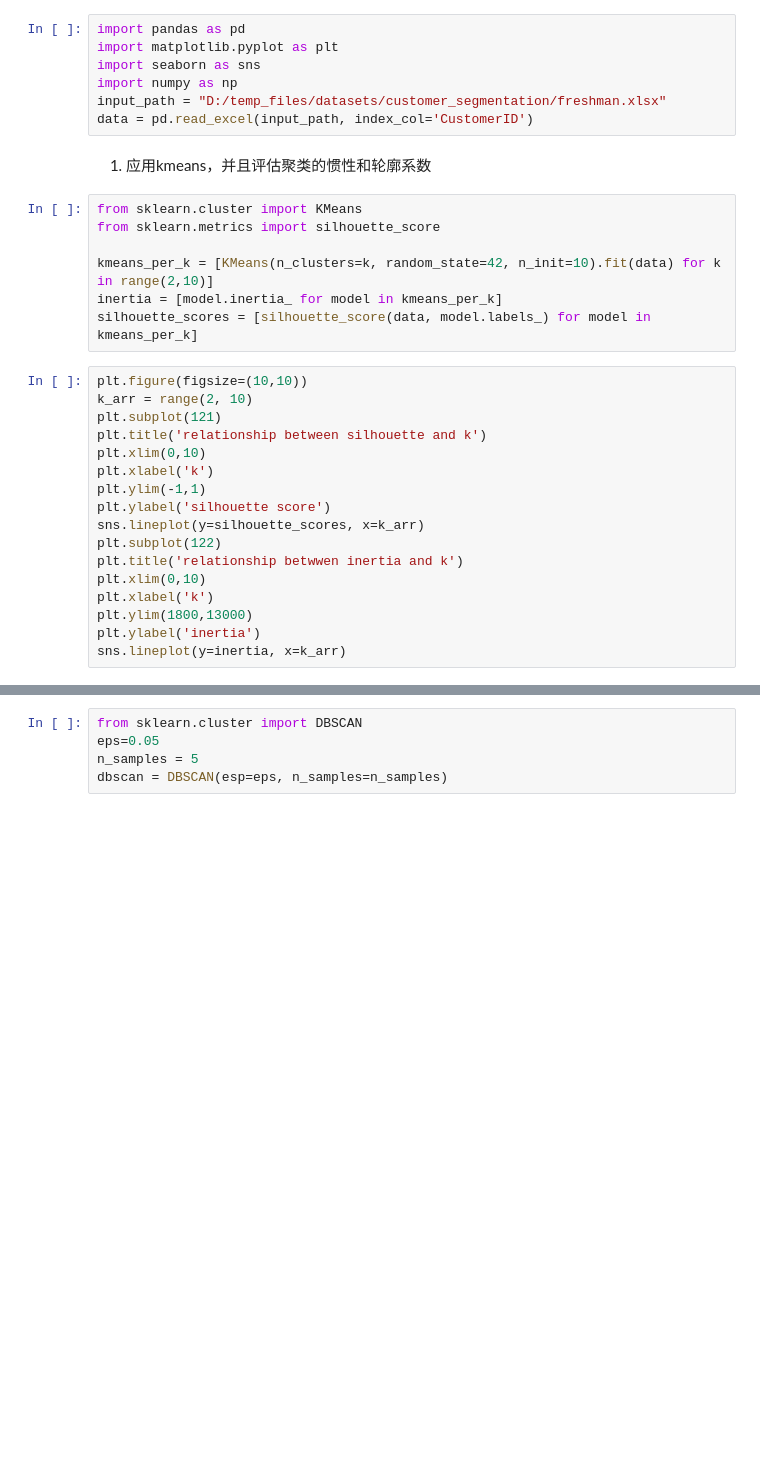
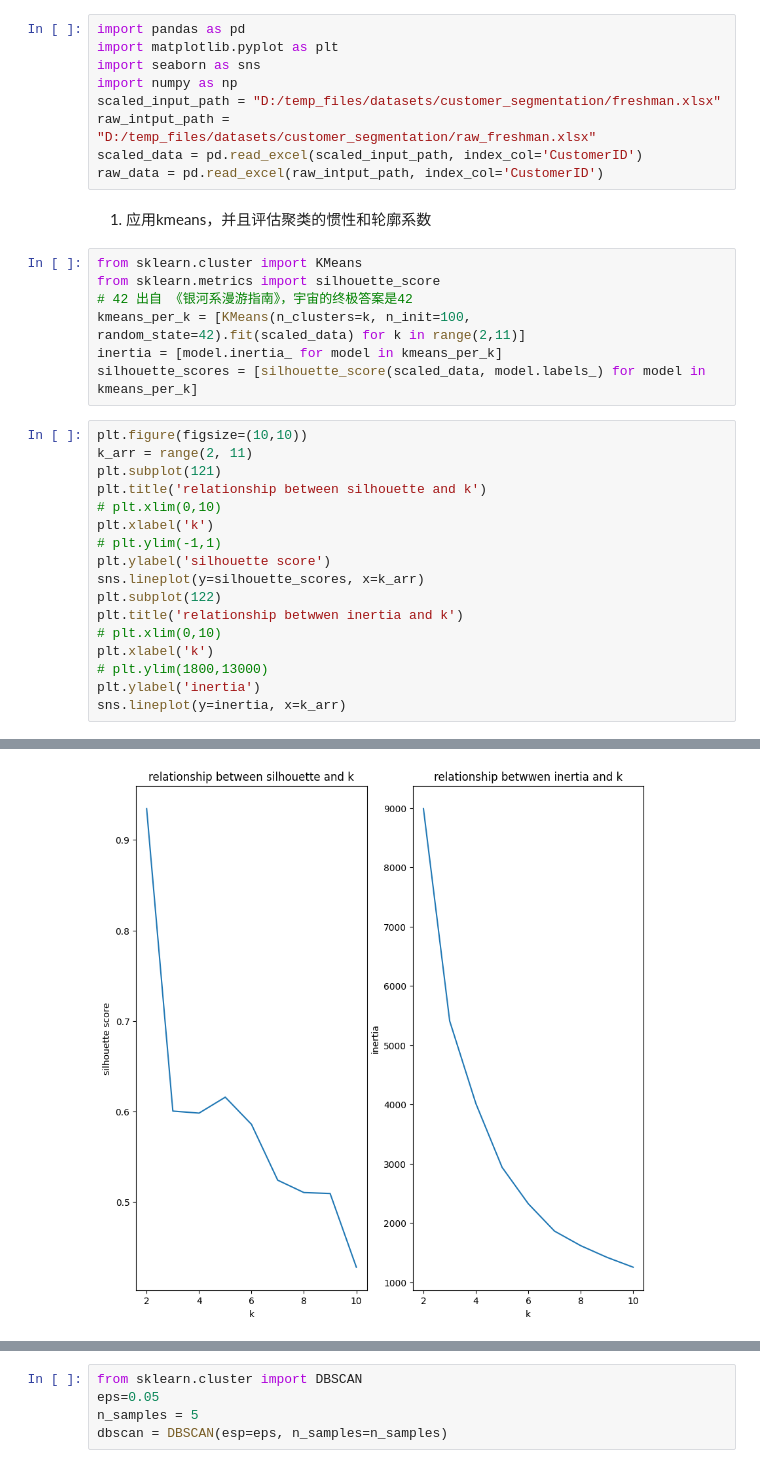
Before and after one commit to dundundundun5/python, a Jupyter notebook: kaggle/customer_seg_comp_freshman.ipynb, the cells around one changed output, grey strips where cells are left out. Cells and saved outputs as stored; diff of their text form; blank space fills up the shorter version.

```diff
--- a/kaggle/customer_seg_comp_freshman.ipynb
+++ b/kaggle/customer_seg_comp_freshman.ipynb
@@ -3,31 +3,34 @@ import pandas as pd
 import matplotlib.pyplot as plt
 import seaborn as sns
 import numpy as np
-input_path = "D:/temp_files/datasets/customer_segmentation/freshman.xlsx"
-data = pd.read_excel(input_path, index_col='CustomerID')
+scaled_input_path = "D:/temp_files/datasets/customer_segmentation/freshman.xlsx"
+raw_intput_path = "D:/temp_files/datasets/customer_segmentation/raw_freshman.xlsx"
+scaled_data = pd.read_excel(scaled_input_path, index_col='CustomerID')
+raw_data = pd.read_excel(raw_intput_path, index_col='CustomerID')
 # %% [markdown]
 1. 应用kmeans，并且评估聚类的惯性和轮廓系数
 # %%
 from sklearn.cluster import KMeans
 from sklearn.metrics import silhouette_score
-
-kmeans_per_k = [KMeans(n_clusters=k, random_state=42, n_init=10).fit(data) for k in range(2,10)]
+# 42 出自 《银河系漫游指南》，宇宙的终极答案是42
+kmeans_per_k = [KMeans(n_clusters=k, n_init=100, random_state=42).fit(scaled_data) for k in range(2,11)]
 inertia = [model.inertia_ for model in kmeans_per_k]
-silhouette_scores = [silhouette_score(data, model.labels_) for model in kmeans_per_k]
+silhouette_scores = [silhouette_score(scaled_data, model.labels_) for model in kmeans_per_k]
 # %%
 plt.figure(figsize=(10,10))
-k_arr = range(2, 10)
+k_arr = range(2, 11)
 plt.subplot(121)
 plt.title('relationship between silhouette and k')
-plt.xlim(0,10)
+# plt.xlim(0,10)
 plt.xlabel('k')
-plt.ylim(-1,1)
+# plt.ylim(-1,1)
 plt.ylabel('silhouette score')
 sns.lineplot(y=silhouette_scores, x=k_arr)
 plt.subplot(122)
 plt.title('relationship betwwen inertia and k')
-plt.xlim(0,10)
+# plt.xlim(0,10)
 plt.xlabel('k')
-plt.ylim(1800,13000)
+# plt.ylim(1800,13000)
 plt.ylabel('inertia')
 sns.lineplot(y=inertia, x=k_arr)
+# %% [output]
@@ -33,0 +38 @@ sns.lineplot(y=inertia, x=k_arr)
+[figure, added]
```
Also changed, not shown: parts of 8 cells of this notebook, 1 other file.
